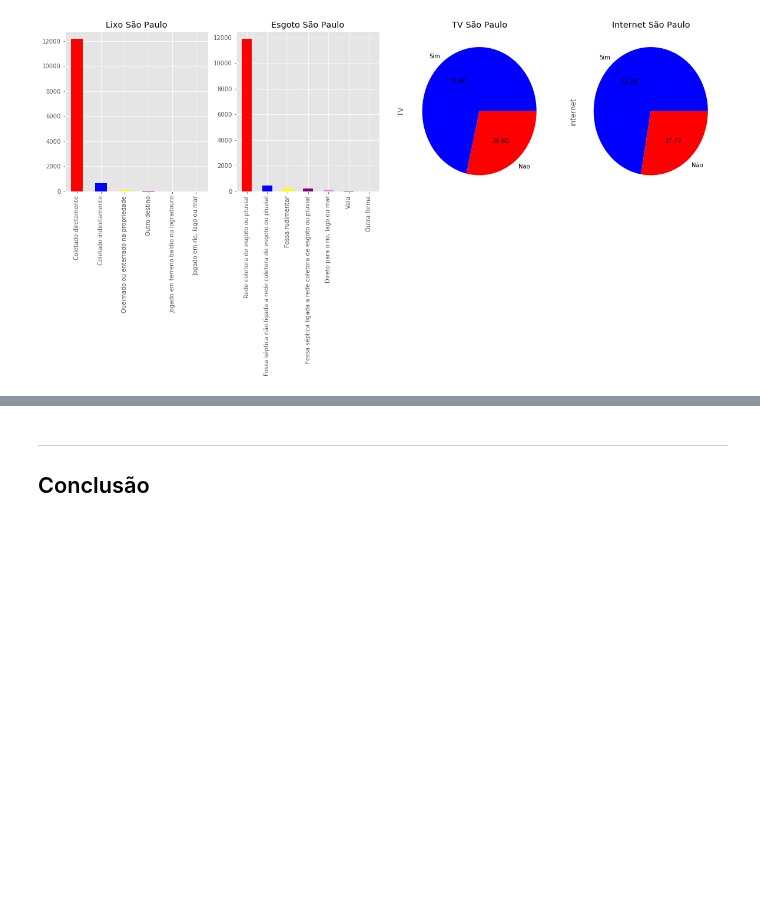
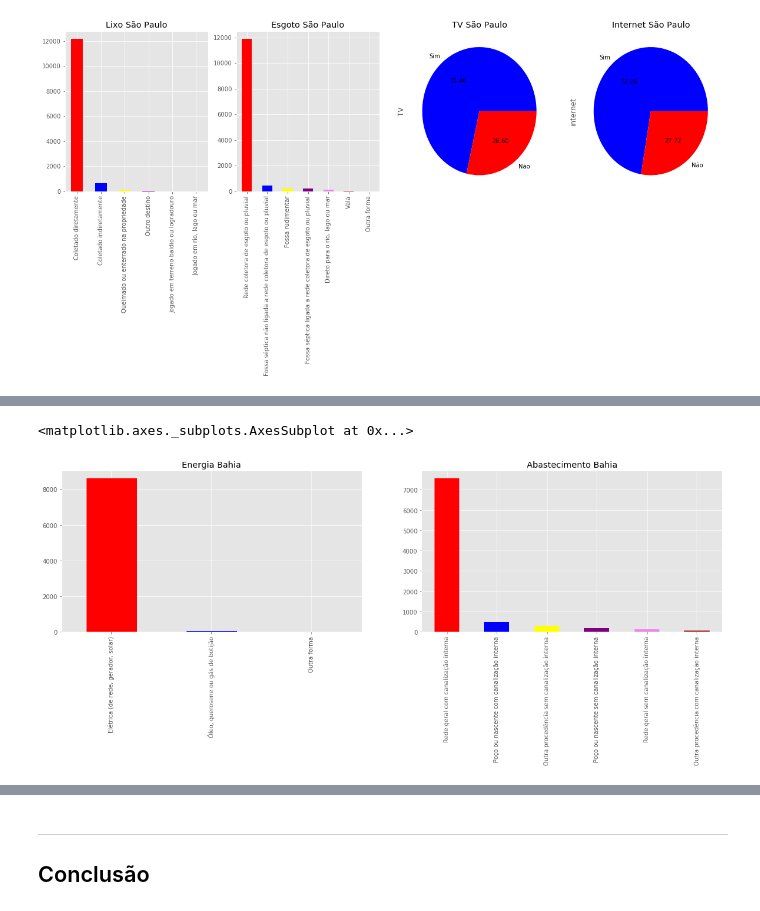
Before and after one commit to giovanacrl/cienciadosdados, a Jupyter notebook: Projeto1 Layout.ipynb, the cells around one changed output, grey strips where cells are left out. Cells and saved outputs as stored; diff of their text form; code cells hidden in the pictures; blank space fills up the shorter version.

```diff
--- a/Projeto1 Layout.ipynb
+++ b/Projeto1 Layout.ipynb
@@ -204,0 +235,16 @@ internet_sp.plot(kind='pie', colors=('blue', 'red'), autopct="%0.2f",legend=Fals
+# %%
+#GRÁFICOS BAHIA ENERGIA
+fig = plt.figure(figsize = (20,5))
+plt.subplot(121)
+energia_bahia = bahia.V0219.value_counts()
+plt.title("Energia Bahia")
+energia_bahia.plot(kind='bar', color=('red', 'blue','yellow','purple','violet','Brown','Pink','Green'), legend=False)
+
+#GRÁFICOS BAHIA ABASTECIMENTO
+plt.subplot(122)
+abastecimento_bahia = bahia.V4624.value_counts()
+plt.title("Abastecimento Bahia")
+abastecimento_bahia.plot(kind='bar', color=('red', 'blue','yellow','purple','violet','Brown','Pink','Green'), legend=False)
+# %% [output]
+<matplotlib.axes._subplots.AxesSubplot at 0x...>
+[figure, added]
```
Also changed, not shown: parts of 19 cells of this notebook.
